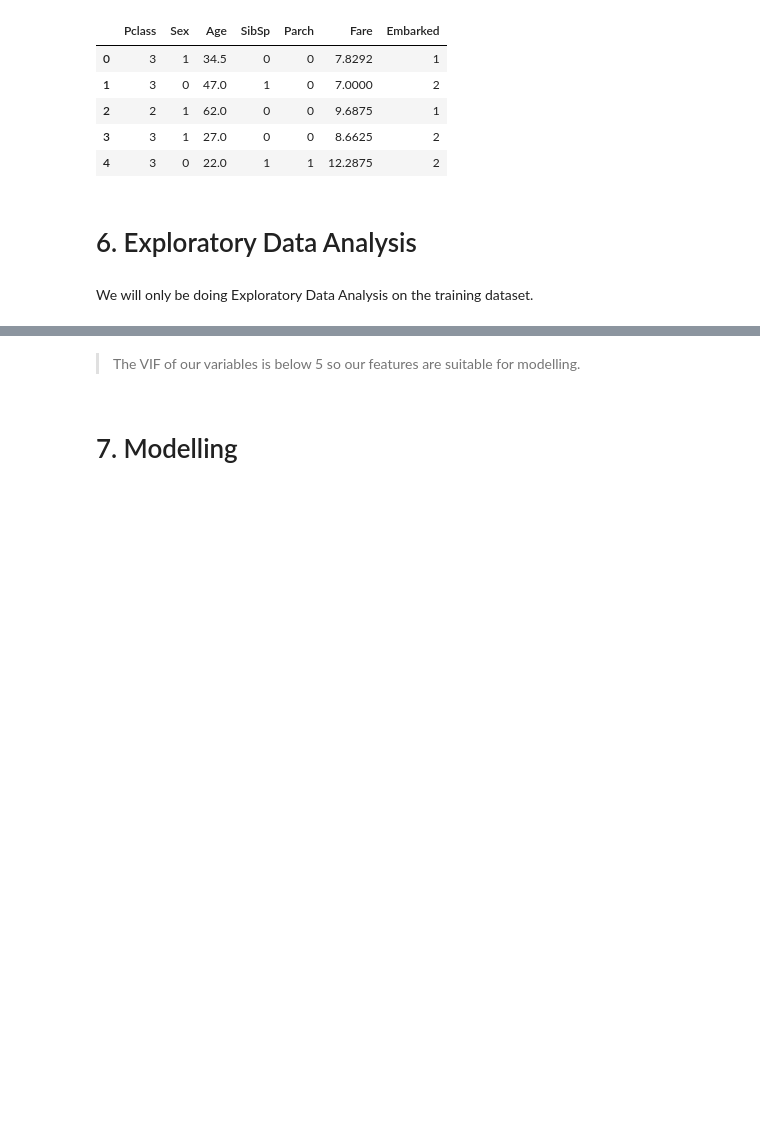
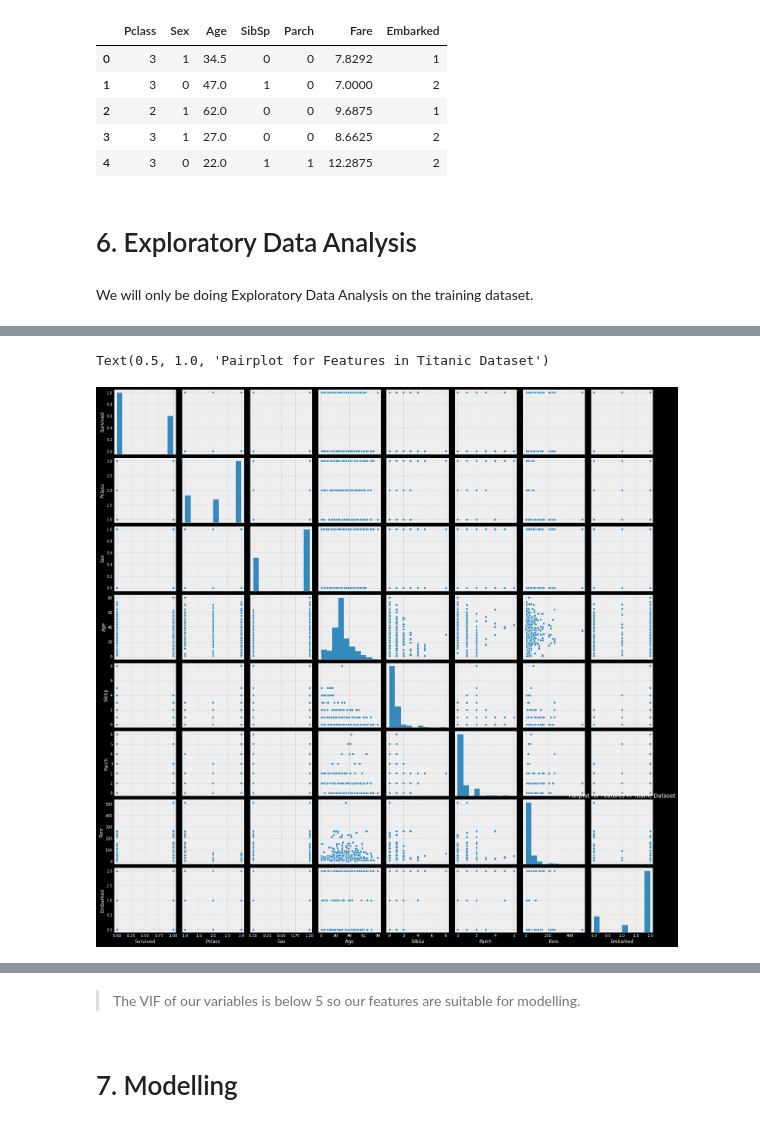
Before and after one commit to peterzk/IP-Week-9, a Jupyter notebook: KNN_Titanic_Dataset.ipynb, the cells around one changed output, grey strips where cells are left out. Saved outputs shown, nothing was run; the diff lists cells and outputs as text; code cells hidden in the pictures; blank space fills up the shorter version.

```diff
--- a/KNN_Titanic_Dataset.ipynb
+++ b/KNN_Titanic_Dataset.ipynb
@@ -218,0 +242,11 @@ titanic_train.describe()
+# %%
+# Getting the pair plots
+plt.style.use('dark_background')
+plt.style.use('bmh')
+
+sns.pairplot(titanic_train)
+
+plt.title("Pairplot for Features in Titanic Dataset")
+# %% [output]
+Text(0.5, 1.0, 'Pairplot for Features in Titanic Dataset')
+[figure, added]
```
Also changed, not shown: parts of 23 cells of this notebook.
